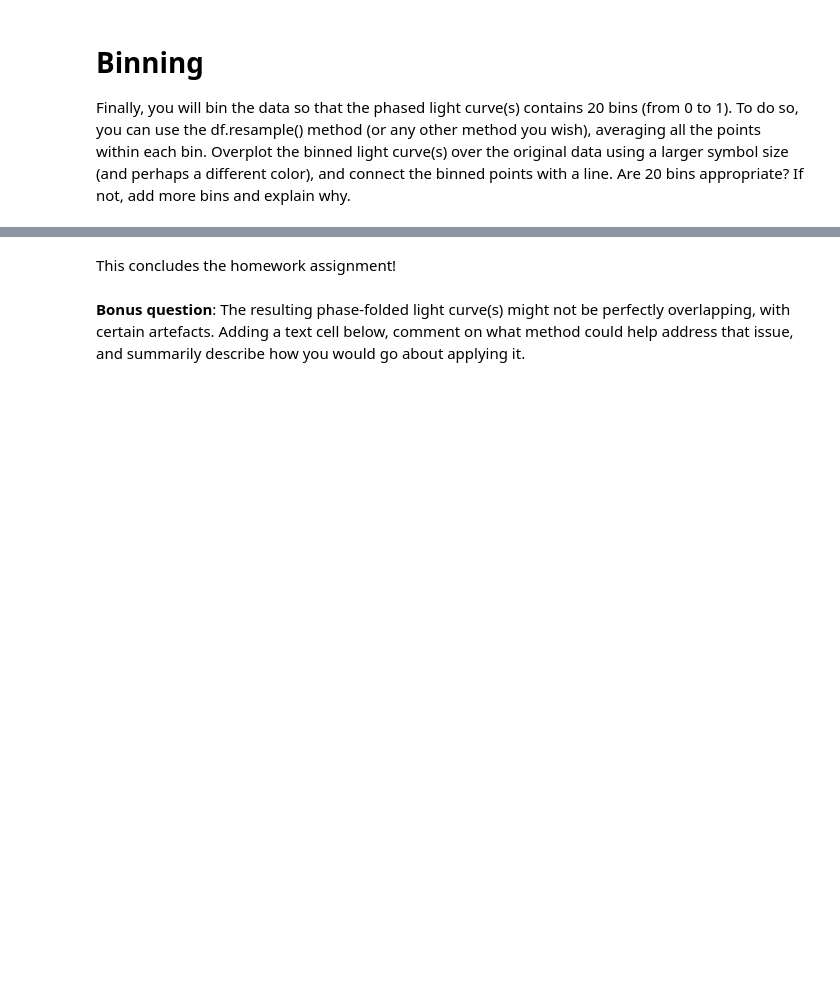
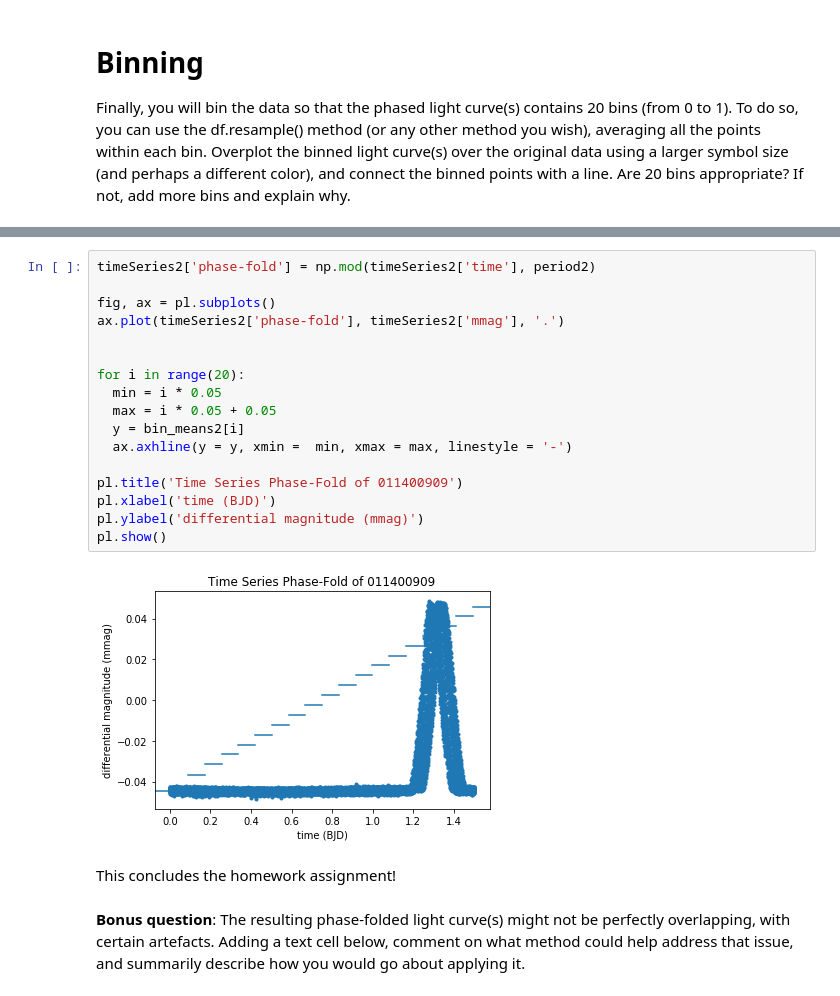
Before and after one commit to TedFess/DSPS_tFessaras, a Jupyter notebook: HW11/TESSlightcurves_tFessaras.ipynb, the cells around one changed output, grey strips where cells are left out. Drawn from its saved outputs; the diff is of its cells as text; blank space fills up the shorter version.

```diff
--- a/HW11/TESSlightcurves_tFessaras.ipynb
+++ b/HW11/TESSlightcurves_tFessaras.ipynb
@@ -189,3 +255,22 @@ Ellipsis
+# %%
+timeSeries2['phase-fold'] = np.mod(timeSeries2['time'], period2)
+
+fig, ax = pl.subplots()
+ax.plot(timeSeries2['phase-fold'], timeSeries2['mmag'], '.')
+
+
+for i in range(20):
+  min = i * 0.05
+  max = i * 0.05 + 0.05
+  y = bin_means2[i]
+  ax.axhline(y = y, xmin =  min, xmax = max, linestyle = '-')
+
+pl.title('Time Series Phase-Fold of 011400909')
+pl.xlabel('time (BJD)')
+pl.ylabel('differential magnitude (mmag)')
+pl.show()
+# %% [output]
+[figure, added]
 # %% [markdown]
 This concludes the homework assignment!
 # %% [markdown]
```
Also changed, not shown: parts of 18 cells of this notebook.
